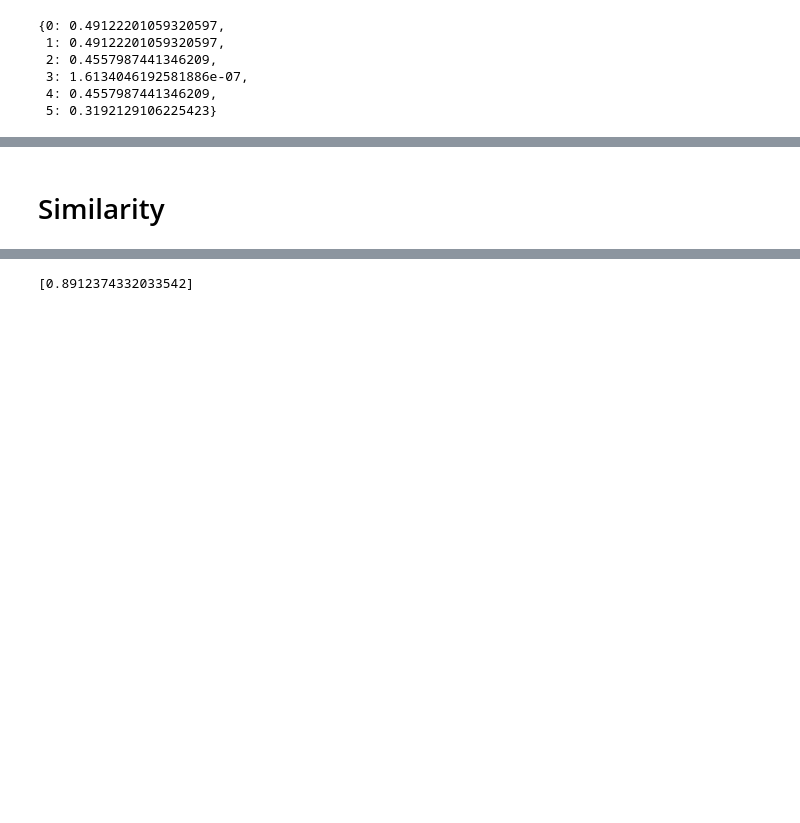
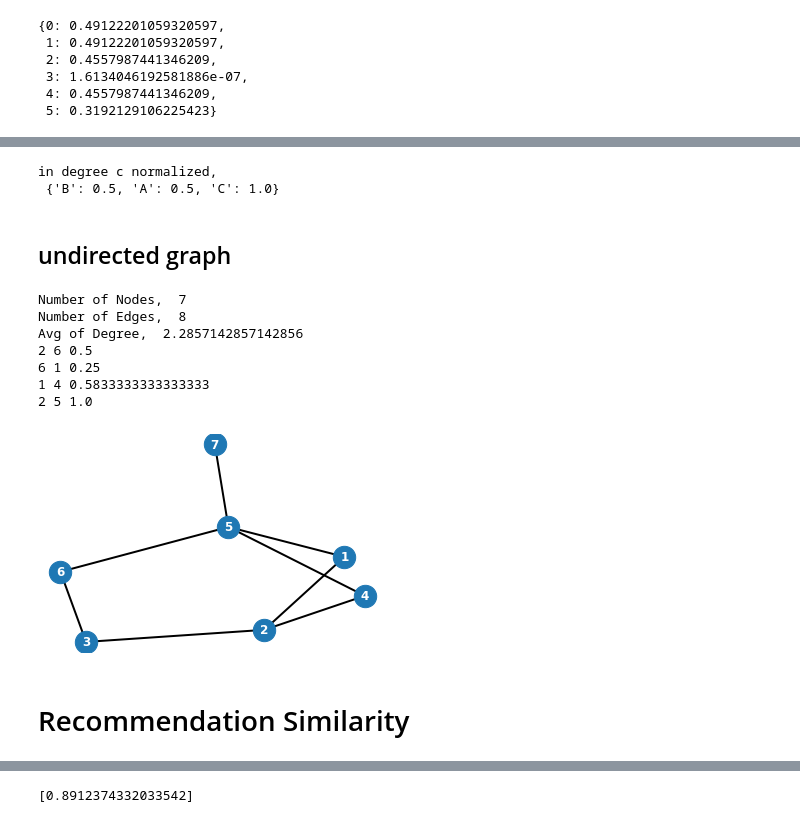
Before and after one commit to ixiaopan/DataScience, a Jupyter notebook: MachineLearning/15-Network.ipynb, the cells around one changed output, grey strips where cells are left out. Cells and saved outputs as stored; diff of their text form; code cells hidden in the pictures; blank space fills up the shorter version.

```diff
--- a/MachineLearning/15-Network.ipynb
+++ b/MachineLearning/15-Network.ipynb
@@ -239,5 +278,47 @@ cal_page_rank(di_edge_list)
+# %%
+
+print('in degree c normalized, \n', nx.in_degree_centrality(G))
+# %% [output]
+in degree c normalized,
+ {'B': 0.5, 'A': 0.5, 'C': 1.0}
+# %% [markdown]
+## undirected graph
+# %%
+#
+edge_list = [
+    (1, 2),
+    (1, 5),
+    (2, 3),
+    (2, 4),
+    (3, 6),
+    (4, 5),
+    (5, 6),
+    (5, 6),
+    (5, 7)
+]
+G = create_undirected_graph(edge_list)
+
+# rank_scores = nx.pagerank(G, alpha=0.85)
+# rank_scores_raw = np.array(list(rank_scores.values()))*G.number_of_nodes()
+
+# print('rank_scores nx, \n', rank_scores)
+# print('pagerank manually, \n', rank_scores_raw)
+
+preds =nx.resource_allocation_index(G, [(2, 6), (6, 1), (1, 4), (2, 5)])
+
+for u, v, p in preds:
+    print(u, v, p)
+# %% [output]
+Number of Nodes,  7
+Number of Edges,  8
+Avg of Degree,  2.2857142857142856
+2 6 0.5
+6 1 0.25
+1 4 0.5833333333333333
+2 5 1.0
+[figure, added]
 # %% [markdown]
-# Similarity
+# Recommendation Similarity
 # %%
 ## Cosine Distance
 def d_cosine(v1, vlist):
```
Also changed, not shown: parts of 26 cells of this notebook, 2 other files.
